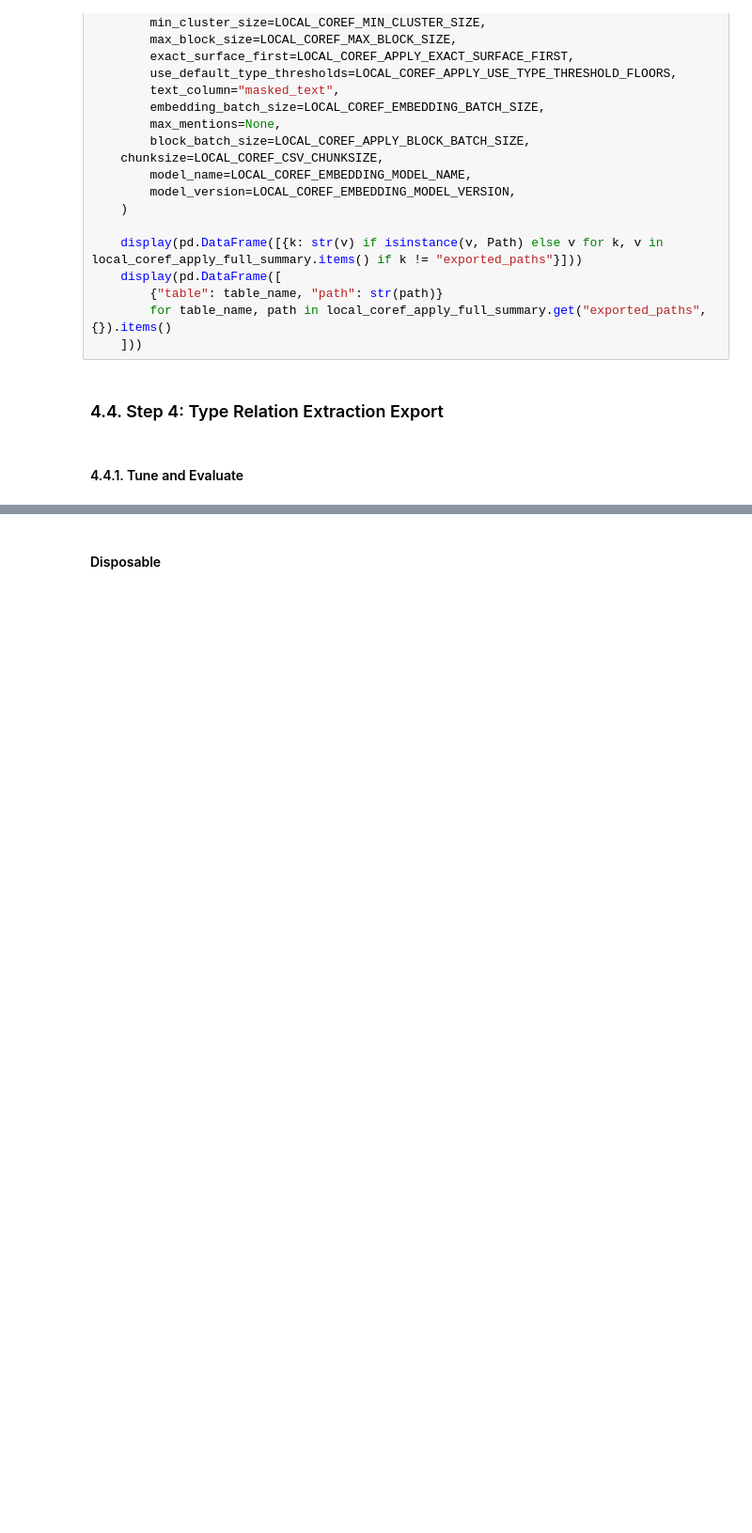
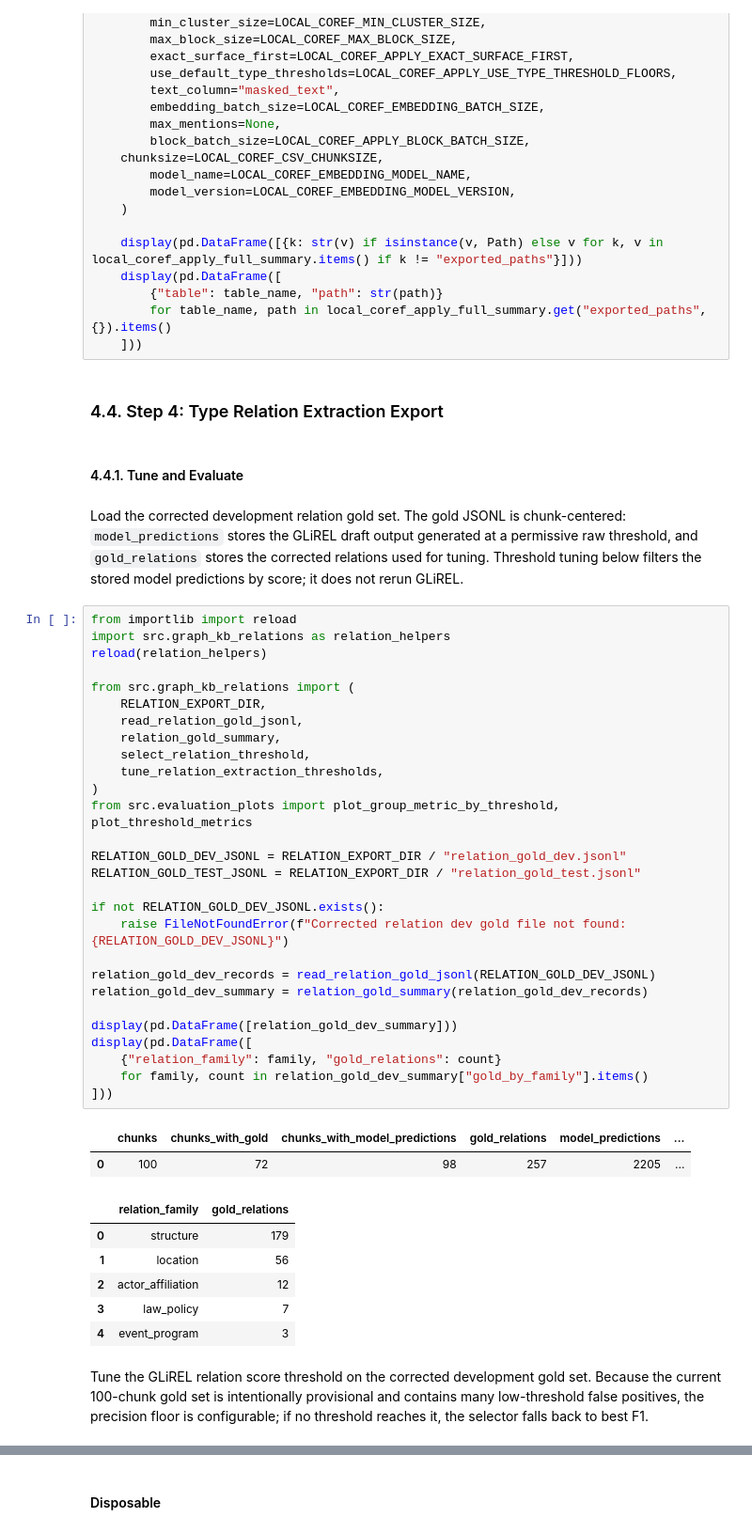
Before and after one commit to plminh-sdh/Design-and-Evaluation-of-Secure-Retrieval-Augmented-Systems-for-Large-Scale-Digital-Archives, a Jupyter notebook: Database.ipynb, the cells around one changed output, grey strips where cells are left out. Shown at 94% size. Saved outputs shown, nothing was run; the diff lists cells and outputs as text; blank space fills up the shorter version.

Commit message:
add tuning and evaluation

```diff
--- a/Database.ipynb
+++ b/Database.ipynb
@@ -3624,3 +3624,44 @@ else:
 ### 4.4. Step 4: Type Relation Extraction Export
 # %% [markdown]
 #### 4.4.1. Tune and Evaluate
+# %% [markdown]
+Load the corrected development relation gold set. The gold JSONL is chunk-centered: `model_predictions` stores the GLiREL draft output generated at a permissive raw threshold, and `gold_relations` stores the corrected relations used for tuning. Threshold tuning below filters the stored model predictions by score; it does not rerun GLiREL.
+# %%
+from importlib import reload
+import src.graph_kb_relations as relation_helpers
+reload(relation_helpers)
+
+from src.graph_kb_relations import (
+    RELATION_EXPORT_DIR,
+    read_relation_gold_jsonl,
+    relation_gold_summary,
+    select_relation_threshold,
+    tune_relation_extraction_thresholds,
+)
+from src.evaluation_plots import plot_group_metric_by_threshold, plot_threshold_metrics
+
+RELATION_GOLD_DEV_JSONL = RELATION_EXPORT_DIR / "relation_gold_dev.jsonl"
+RELATION_GOLD_TEST_JSONL = RELATION_EXPORT_DIR / "relation_gold_test.jsonl"
+
+if not RELATION_GOLD_DEV_JSONL.exists():
+    raise FileNotFoundError(f"Corrected relation dev gold file not found: {RELATION_GOLD_DEV_JSONL}")
+
+relation_gold_dev_records = read_relation_gold_jsonl(RELATION_GOLD_DEV_JSONL)
+relation_gold_dev_summary = relation_gold_summary(relation_gold_dev_records)
+
+display(pd.DataFrame([relation_gold_dev_summary]))
+display(pd.DataFrame([
+    {"relation_family": family, "gold_relations": count}
+    for family, count in relation_gold_dev_summary["gold_by_family"].items()
+]))
+# %% [output]
+|  | chunks | chunks_with_gold | chunks_with_model_predictions | gold_relations | model_predictions | ... |
+| 0 | 100 | 72 | 98 | 257 | 2205 | ... |
+|  | relation_family | gold_relations |
+| 0 | structure | 179 |
+| 1 | location | 56 |
+| 2 | actor_affiliation | 12 |
+| 3 | law_policy | 7 |
+| 4 | event_program | 3 |
+# %% [markdown]
+Tune the GLiREL relation score threshold on the corrected development gold set. Because the current 100-chunk gold set is intentionally provisional and contains many low-threshold false positives, the precision floor is configurable; if no threshold reaches it, the selector falls back to best F1.
```
Also changed, not shown: parts of 14 cells of this notebook, 1 other file.
